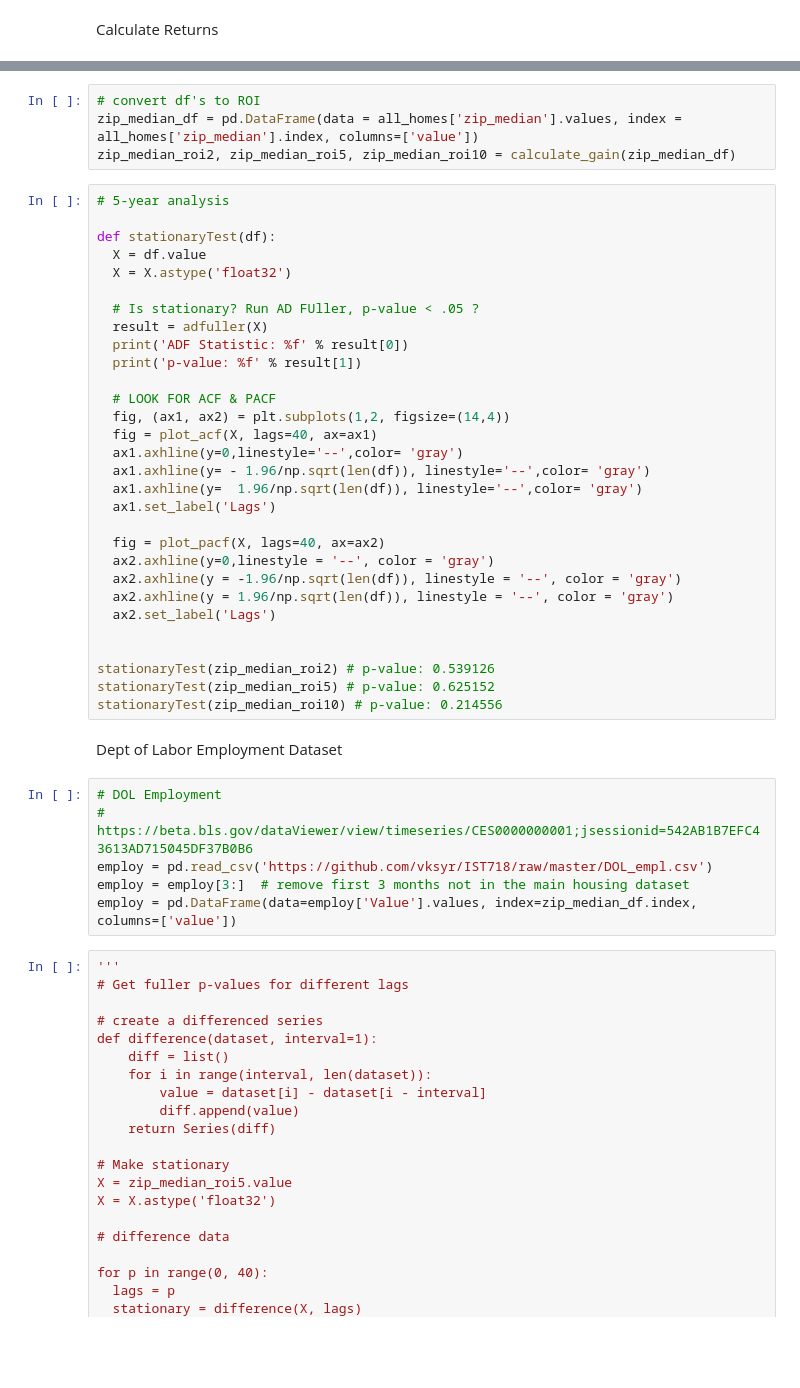
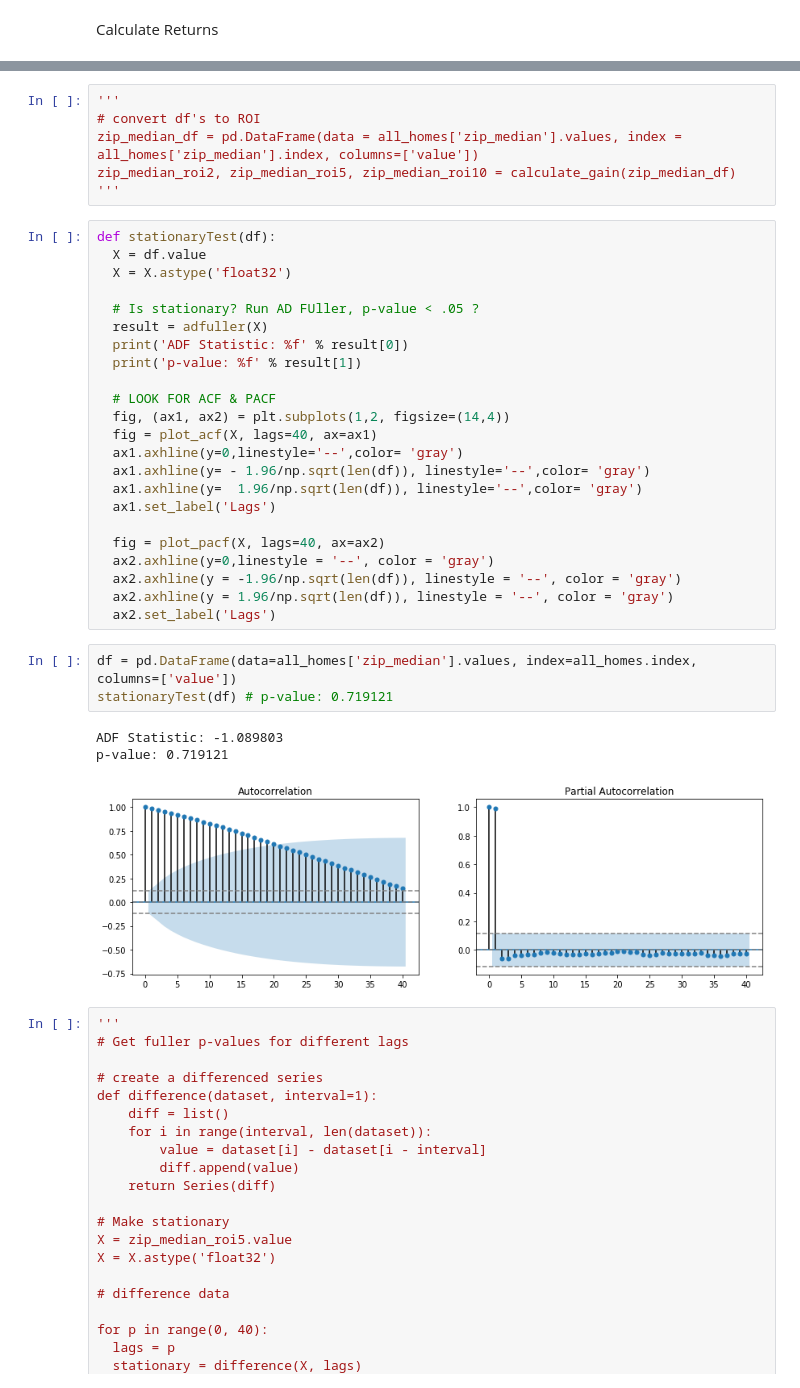
Before and after one commit to vksyr/IST718, a Jupyter notebook: Lab2.ipynb, the cells around one changed output, grey strips where cells are left out. Saved outputs shown, nothing was run; the diff lists cells and outputs as text; blank space fills up the shorter version.

```diff
--- a/Lab2.ipynb
+++ b/Lab2.ipynb
@@ -160,12 +189,12 @@ def calculate_gain(ts, plot=True):
     # saves new ts with returns for 2, 5 and 10 periods
     return roi_2, roi_5, roi_10
 # %%
+'''
 # convert df's to ROI
 zip_median_df = pd.DataFrame(data = all_homes['zip_median'].values, index = all_homes['zip_median'].index, columns=['value'])
 zip_median_roi2, zip_median_roi5, zip_median_roi10 = calculate_gain(zip_median_df)
+'''
 # %%
-# 5-year analysis
-
 def stationaryTest(df):
   X = df.value
   X = X.astype('float32')
@@ -188,19 +217,13 @@ def stationaryTest(df):
   ax2.axhline(y = -1.96/np.sqrt(len(df)), linestyle = '--', color = 'gray')
   ax2.axhline(y = 1.96/np.sqrt(len(df)), linestyle = '--', color = 'gray')
   ax2.set_label('Lags')
-
-
-stationaryTest(zip_median_roi2) # p-value: 0.539126
-stationaryTest(zip_median_roi5) # p-value: 0.625152
-stationaryTest(zip_median_roi10) # p-value: 0.214556
-# %% [markdown]
-Dept of Labor Employment Dataset
-# %%
-# DOL Employment
-# https://beta.bls.gov/dataViewer/view/timeseries/CES0000000001;jsessionid=542AB1B7EFC43613AD715045DF37B0B6
-employ = pd.read_csv('https://github.com/vksyr/IST718/raw/master/DOL_empl.csv')
-employ = employ[3:]  # remove first 3 months not in the main housing dataset
-employ = pd.DataFrame(data=employ['Value'].values, index=zip_median_df.index, columns=['value'])
+# %%
+df = pd.DataFrame(data=all_homes['zip_median'].values, index=all_homes.index, columns=['value'])
+stationaryTest(df) # p-value: 0.719121
+# %% [output]
+ADF Statistic: -1.089803
+p-value: 0.719121
+[figure, added]
 # %%
 '''
 # Get fuller p-values for different lags
```
Also changed, not shown: parts of 28 cells of this notebook.
